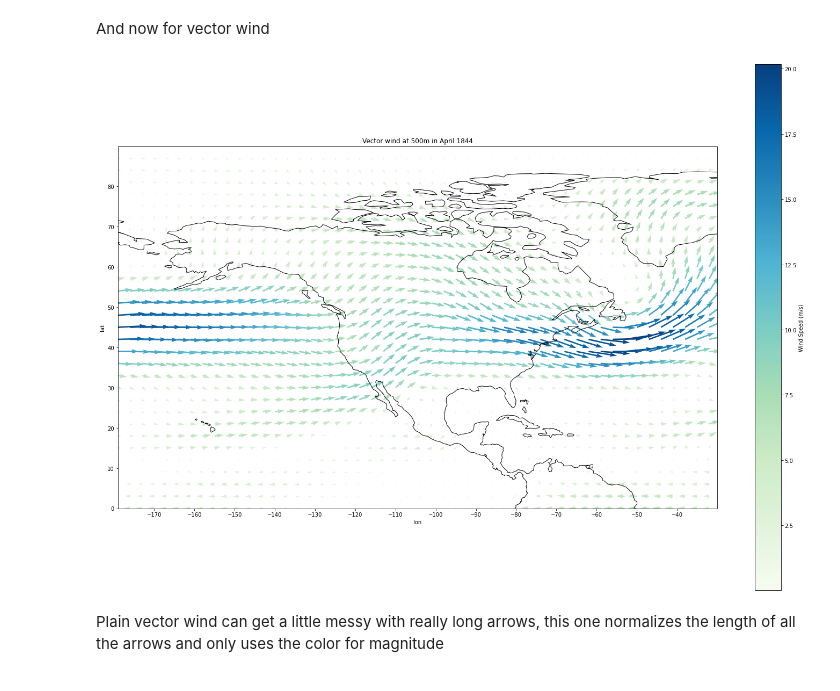
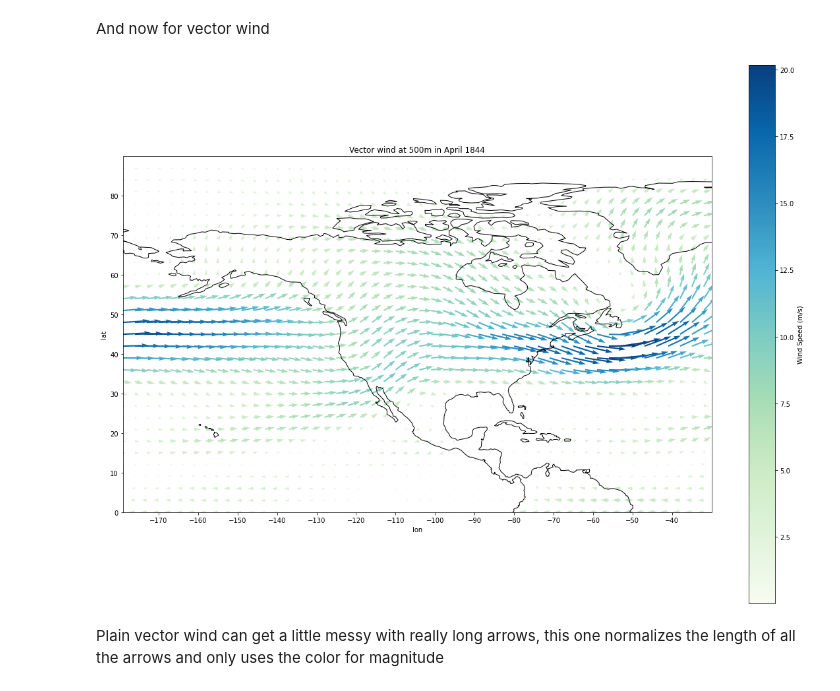
Before and after one commit to bparazin/ESS-Visualization, a Jupyter notebook: Missouri Reanalysis Absolute Visualization.ipynb, the cells around one changed output. Cells and saved outputs as stored; diff of their text form; code cells hidden in the pictures.

```diff
--- a/Missouri Reanalysis Absolute Visualization.ipynb
+++ b/Missouri Reanalysis Absolute Visualization.ipynb
@@ -74,35 +74,35 @@ And now for vector wind
 # %%
 def plot_vector_data(lon, lat, x_data, y_data, title, scale_title,
                      lon_min = 0, lon_max = 359, lat_min = -90, lat_max = 90, detail=3, v_scale = 400):
-    fig = plt.figure(figsize = (25, 18))
+    fig = plt.figure(figsize = (20, 15))
     ax = plt.axes(projection = ccrs.PlateCarree(central_longitude = 0))
     ax.coastlines()
 
     lat1 = em.find_closest_val(lat_min, lat)
     lat2 = em.find_closest_val(lat_max, lat)
 
     ax.set_extent((lon_min, lon_max, lat_min, lat_max))
     ax.set_xticks(lon[math.ceil(lon_min / 10) * 10:lon_max][::10], crs = ccrs.PlateCarree())
     ax.set_yticks(lat[math.ceil(lat1 / 10) * 10:lat2][::10], crs = ccrs.PlateCarree())
     plt.xlabel('lon')
     plt.ylabel('lat')
     plt.title(title)
 
     color = np.hypot(x_data[lat1:lat2, lon_min:lon_max][::detail, ::detail],
                      y_data[lat1:lat2, lon_min:lon_max][::detail, ::detail])
     v_field = plt.quiver(lon[lon_min:lon_max][::detail],
                           lat[lat1:lat2][::detail],
                         x_data[lat1:lat2, lon_min:lon_max][::detail, ::detail],
                         y_data[lat1:lat2, lon_min:lon_max][::detail, ::detail], color, cmap="GnBu", scale = v_scale)
     scalebar = plt.colorbar(v_field)
     scalebar.set_label(scale_title)
 
 
 plot_vector_data(wind_data["lon"], wind_data["lat"], wind_data["nc_vars"]["uwnd"][month_to_show][2],
                  wind_data["nc_vars"]["vwnd"][month_to_show][2], "Vector wind at 500m in April 1844", "Wind Speed (m/s)",
                  lon_start, lon_end, lat_start, lat_end)
 # %% [output]
-[figure, old version]
+[figure, new version]
 # %% [markdown]
 Plain vector wind can get a little messy with really long arrows, this one normalizes the length of all the arrows and only uses the color for magnitude
 # %%
```
Also changed, not shown: parts of 1 cell of this notebook, 2 other files.
